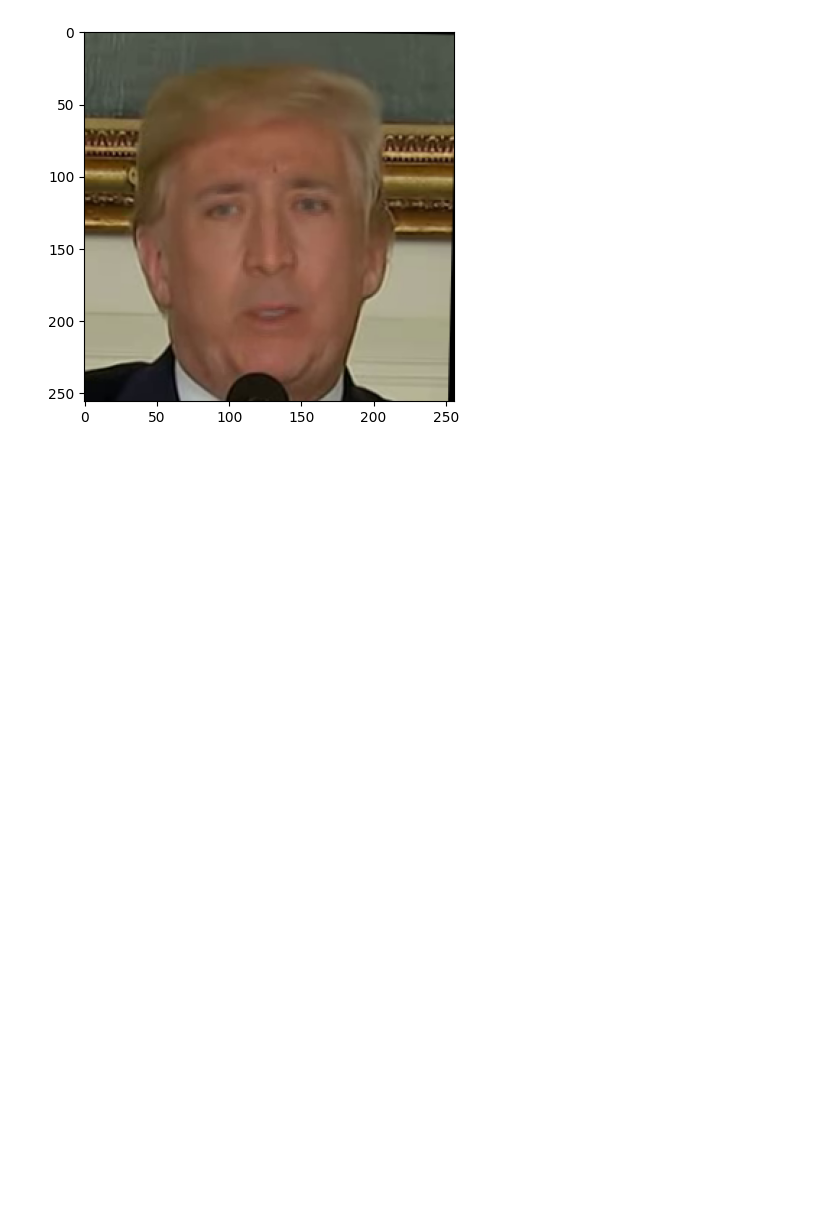
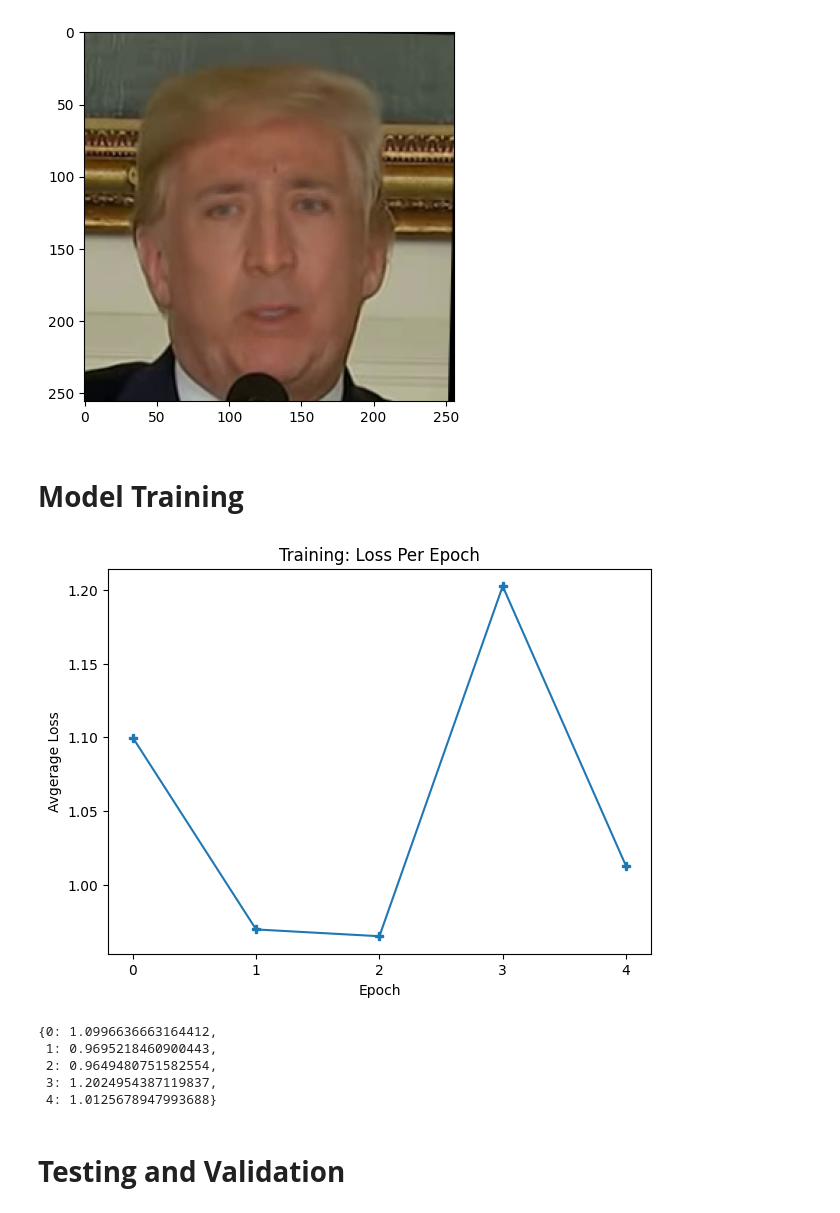
Before and after one commit to UIUC-CS445-DeepFakes/CNN, a Jupyter notebook: CNN_Final.ipynb, the cells around one changed output. Cells and saved outputs as stored; diff of their text form; code cells hidden in the pictures; blank space fills up the shorter version.

Commit message:
Update model and started training

```diff
--- a/CNN_Final.ipynb
+++ b/CNN_Final.ipynb
@@ -84,0 +107,18 @@ vgg16 = VGG16()
+# %%
+# ensure IMG_SIZE x IMG_SIZE, transform to tensor and normalize stats
+transform = transforms.Compose([
+    transforms.Resize((IMG_SIZE,IMG_SIZE)),
+    transforms.ToTensor(),
+    transforms.Normalize(
+        mean=MEAN,
+        std=STD
+    )
+])
+# %%
+#set criteria and optimizer
+criteria = nn.BCEWithLogitsLoss() #logits output from model
+
+#exclude freeze layers
+valid_param = [p for p in vgg_model.parameters() if p.requires_grad]
+
+optimizer = torch.optim.Adam(valid_param,lr=LEARNING_RATE)
@@ -84,0 +200,31 @@ vgg16 = VGG16()
+# %%
+#Datasets and data loading
+train_path = "/content/drive/MyDrive/CS445 Final Project/Data/Celeb_V2_sample/Train"
+test_path = "/content/drive/MyDrive/CS445 Final Project/Data/Celeb_V2_sample/Test"
+val_path = "/content/drive/MyDrive/CS445 Final Project/Data/Celeb_V2_sample/Val"
+train_ds = datasets.ImageFolder(train_path,transform=transform)
+train_ld = DataLoader(train_ds,batch_size=32,shuffle=True)
+val_ds = datasets.ImageFolder(val_path,transform=transform)
+val_ld = DataLoader(val_ds,batch_size=32,shuffle=True)
+test_ds = datasets.ImageFolder(test_path,transform=transform)
+test_ld = DataLoader(test_ds,batch_size=32,shuffle=False)
+# %% [markdown]
+# **Model Training**
+# %%
+training_loss = train_model(vgg_model,5,train_ld)
+# %%
+epoch = list(training_loss.keys())
+loss = [round(x,4) for x in list(training_loss.values())]
+plt.figure(figsize=(7,5))
+plt.plot(epoch,loss,marker='P')
+plt.xlabel('Epoch'),plt.ylabel('Avgerage Loss'),plt.title("Training: Loss Per Epoch"),plt.xticks(epoch)
+plt.show()
+# %% [output]
+[figure, added]
+{0: 1.0996636663164412,
+ 1: 0.9695218460900443,
+ 2: 0.9649480751582554,
+ 3: 1.2024954387119837,
+ 4: 1.0125678947993688}
+# %% [markdown]
+# **Testing and Validation**
```
Also changed, not shown: parts of 12 cells of this notebook.
